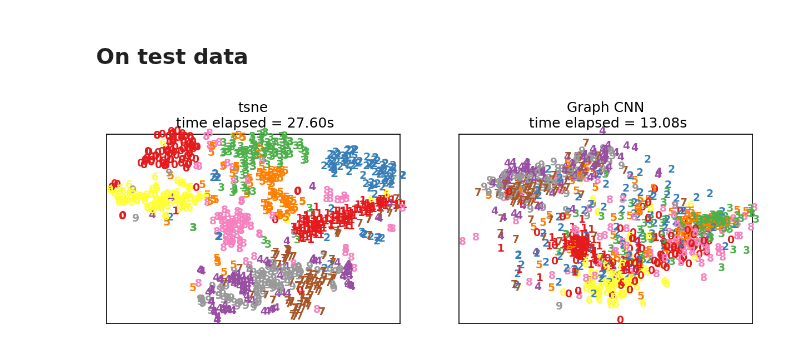
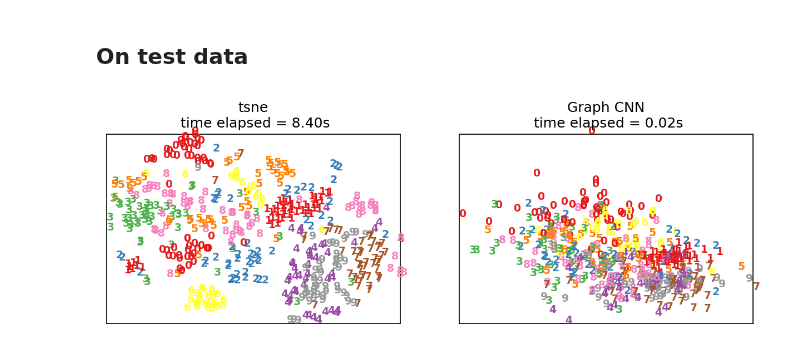
Before and after one commit to leowyy/fyp-graph-clustering, a Jupyter notebook: train_mnist_tsne.ipynb, the cells around one changed output. Cells and saved outputs as stored; diff of their text form; code cells hidden in the pictures.

Commit message:
tsne notebook

```diff
--- a/train_mnist_tsne.ipynb
+++ b/train_mnist_tsne.ipynb
@@ -81,9 +78,15 @@ if 1==1: # fast debugging
 opt_parameters['decay_rate'] = 1.25
 # %%
 # Load Mnist dataset
-data_dir = 'data/mnist'
+parent_dir = os.path.abspath('..')
+data_dir = parent_dir + '/data/mnist'
 train_data = get_train_set(data_dir)
 test_data = get_test_set(data_dir)
+# %%
+if opt_parameters['save_flag']:
+    checkpoint_interval = opt_parameters['max_iters']/5
+    checkpoint_root = 'results/mnist_tsne2/'
+    pathlib.Path(checkpoint_root).mkdir(exist_ok=True)
 # %%
 train_data
 # %% [output]
@@ -121,0 +110,13 @@ for batch_idx, (inputs, labels) in enumerate(train_loader):
+# %%
+all_train_data = []
+num_train_samples = 0
+while num_train_samples <= opt_parameters['max_train_size']:
+    # Draw a random training batch of variable size
+    num_samples = np.random.randint(200, 500)
+    inputs, labels = draw_random_subset(train_data, num_samples=num_samples)
+
+    # Package into graph block
+    G = DataEmbeddingGraph(inputs, labels, task_parameters['reduction_method'])
+
+    all_train_data.append(G)
+    num_train_samples += num_samples
@@ -125,8 +133,6 @@ learning_rate = opt_parameters['learning_rate']
 max_iters = opt_parameters['max_iters']
 batch_iters = opt_parameters['batch_iters']
 decay_rate = opt_parameters['decay_rate']
-checkpoint_interval = max_iters/5
-checkpoint_root = 'results/mnist_tsne1/'
 
 # Optimizer
 global_lr = learning_rate
@@ -142,7 +148,8 @@ running_loss = 0.0
 running_total = 0
 
 for iteration in range(0, max_iters):
-    for G in all_stored_data:
+
+    for G in all_train_data:
         # Forward pass
         y_pred = net.forward(G)
 
@@ -151,7 +158,8 @@ for iteration in range(0, max_iters):
         y_true = Variable(torch.FloatTensor(y_true).type(dtypeFloat) , requires_grad=False)
 
         # Compute L2 loss
-        loss = net.loss(y_pred, y_true)
+        # old_loss = net.loss(y_pred, y_true)
+        loss = net.pairwise_loss(y_pred, y_true, G.adj_matrix)
         loss_train = loss.data[0]
         running_loss += loss_train
         running_total += 1
@@ -164,6 +172,7 @@ for iteration in range(0, max_iters):
     # learning rate, print results
     if not iteration%batch_iters:
 
+        # time
         t_stop = time.time() - t_start
         t_start = time.time()
 
@@ -178,11 +187,11 @@ for iteration in range(0, max_iters):
 
         # print results
         if 1==1:
-            print('\niteration= %d, loss(%diter)= %.3f, lr= %.8f, time(%diter)= %.2f' %
+            print('\niteration= %d, loss(%diter)= %.8f, lr= %.8f, time(%diter)= %.2f' %
                   (iteration, batch_iters, average_loss, lr, batch_iters, t_stop))
 
-    if not (iteration+1)%checkpoint_interval:
-        filename = checkpoint_root + 'net' + str(int((iteration+1)/checkpoint_interval)) + '.pkl'
+    if opt_parameters['save_flag'] and not (iteration+1)%checkpoint_interval:
+        filename = checkpoint_root + task_parameters['conv_type'] + str(int((iteration+1)/checkpoint_interval)) + '.pkl'
         save_checkpoint({
             'state_dict': net.state_dict(),
             'optimizer' : optimizer.state_dict(),
@@ -230,8 +219,17 @@ net_time_end = timer()
 # %%
+inputs, labels = draw_random_subset(test_data, num_samples=500)
+G = DataEmbeddingGraph(inputs, labels, task_parameters['reduction_method'])
+net_time_start = timer()
+if torch.cuda.is_available():
+    y_pred = net.forward(G).cpu().detach().numpy()
+else:
+    y_pred = net.forward(G).detach().numpy()
+net_time_end = timer()
+
 f, axarr = plt.subplots(1, 2, sharex='col', sharey='row', figsize=(10, 3), dpi=150)
 reduction_title = task_parameters['reduction_method'] + "\n time elapsed = {:.2f}s".format(G.time_to_compute)
 cnn_title = "Graph CNN" + "\n time elapsed = {:.2f}s".format(net_time_end - net_time_start)
 plot_embedding_subplot(axarr[0], G.target, G.labels.numpy(), reduction_title)
 plot_embedding_subplot(axarr[1], y_pred, G.labels.numpy(), cnn_title)
 # %% [output]
-[figure, old version]
+[figure, new version]
```
Also changed, not shown: parts of 16 cells of this notebook, 1 other file.
